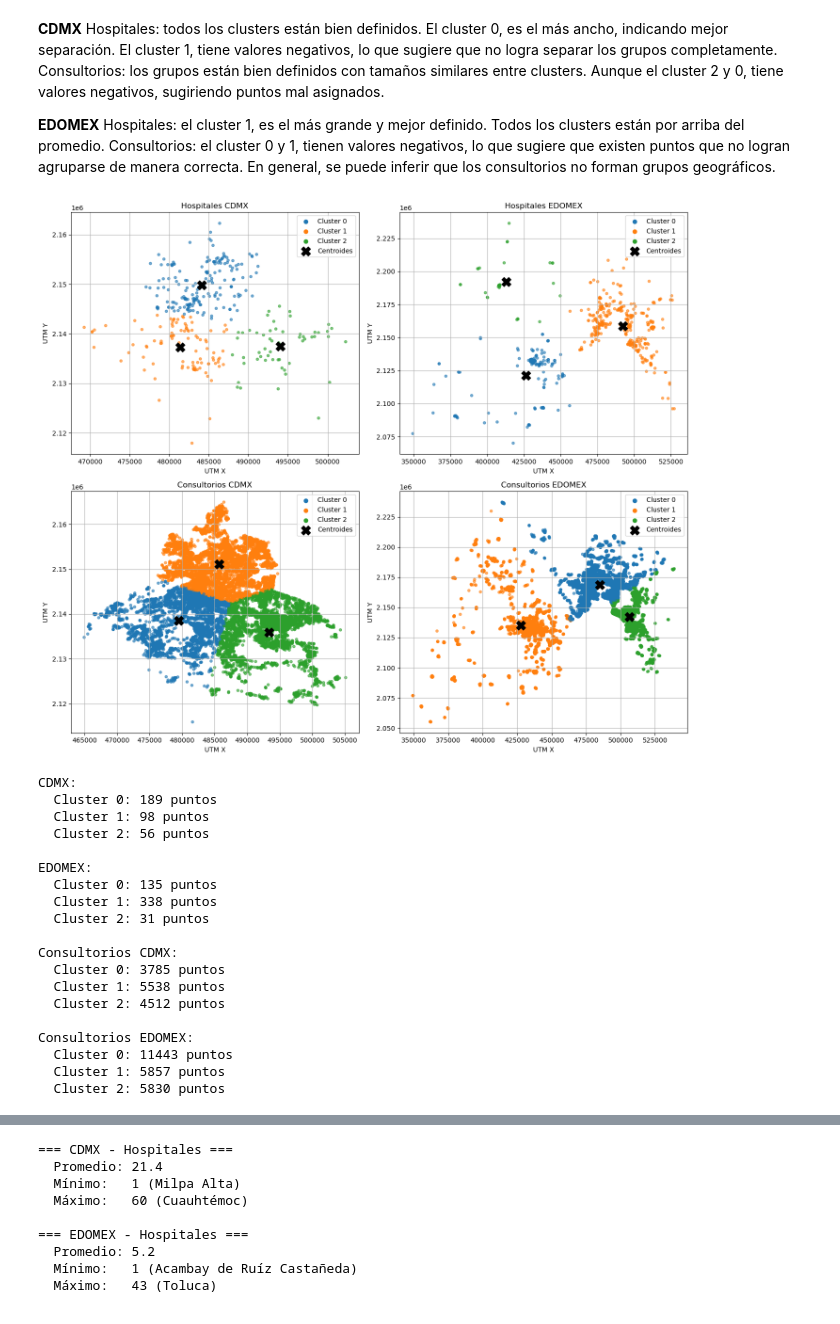
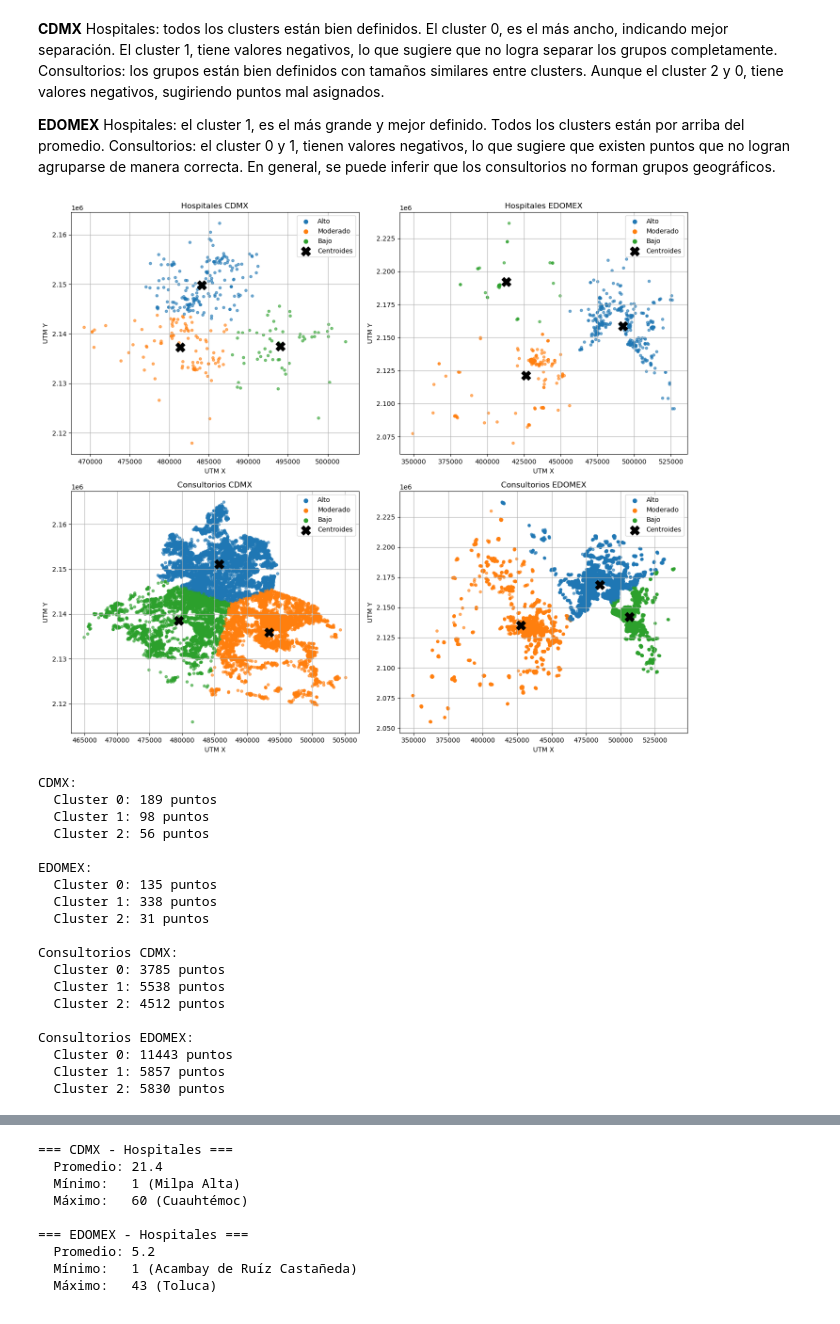
Before and after one commit to A01659576/An-lisis-de-Datos-econ-micos-Geolocalizados-utilizando-Persistencia-Homol-gica, a Jupyter notebook: RetoTopologia62.ipynb, the cells around one changed output, grey strips where cells are left out. Drawn from its saved outputs; the diff is of its cells as text; code cells hidden in the pictures.

Commit message:
Agregar puntos

```diff
--- a/RetoTopologia62.ipynb
+++ b/RetoTopologia62.ipynb
@@ -1416,6 +1416,29 @@ labels_cons_cdmx = km_cons_cdmx.fit_predict(points_cons_cdmx)
 km_cons_edomex = KMeans(n_clusters=k, random_state=42, n_init=10)
 labels_cons_edomex = km_cons_edomex.fit_predict(points_cons_edomex)
 
+
+
+# ── Agregar etiquetas de cluster para mejor visualización ────────────────────────────────────────────────
+# color fijo por nivel: alto=azul, moderado=naranja, bajo=verde
+COLOR_ALTO     = plt.cm.tab10(0 / 10)  # azul
+COLOR_MODERADO = plt.cm.tab10(1 / 10)  # naranja
+COLOR_BAJO     = plt.cm.tab10(2 / 10)  # verde
+
+nivel_labels = {
+    'Hospitales CDMX':     {0: 'Alto',    1: 'Moderado', 2: 'Bajo'},
+    'Hospitales EDOMEX':   {0: 'Moderado', 1: 'Alto',     2: 'Bajo'},
+    'Consultorios CDMX':   {0: 'Bajo', 1: 'Alto',     2: 'Moderado'},
+    'Consultorios EDOMEX': {0: 'Alto',    1: 'Moderado',     2: 'Bajo'},
+}
+
+nivel_colores = {
+    'Alto':     COLOR_ALTO,
+    'Moderado':           COLOR_MODERADO,
+    'Bajo': COLOR_BAJO,
+}
+
+
+
 # ── Visualización ────────────────────────────────────────────────
 fig, axes = plt.subplots(2, 2, figsize=(14, 12))
 axes = axes.flatten()
@@ -1426,37 +1449,41 @@ for ax, puntos, labels, km, titulo in zip(
     [points_hosp_cdmx, points_hosp_edomex, points_cons_cdmx, points_cons_edomex],
     [labels_hosp_cdmx, labels_hosp_edomex, labels_cons_cdmx, labels_cons_edomex],
     [km_hosp_cdmx, km_hosp_edomex, km_cons_cdmx, km_cons_edomex],
     ['Hospitales CDMX', 'Hospitales EDOMEX', 'Consultorios CDMX', 'Consultorios EDOMEX']
 ):
+
+    mapa = nivel_labels[titulo]
+
+    points_colors = np.array([nivel_colores[mapa[l]] for l in labels])
     # Graficar puntos coloreados por cluster
     sc = ax.scatter(puntos[:, 0], puntos[:, 1],
-                    c=labels, cmap='tab10', s=15, alpha=0.6, vmin=0, vmax=9)
+                    c=points_colors, s=15, alpha=0.6)
     ax.scatter(km.cluster_centers_[:, 0], km.cluster_centers_[:, 1],
                c='black', marker='X', s=200, zorder=5)
 
     # Leyenda con los colores exactos del cmap
-    for i in range(k):
-        ax.scatter([], [], color=plt.cm.tab10(i / 10), label=f'Cluster {i}')
+    for nivel in ['Alto', 'Moderado', 'Bajo']:
+        ax.scatter([], [], color=nivel_colores[nivel], label=nivel)
     ax.scatter([], [], c='black', marker='X', s=200, label='Centroides')
 
     ax.set_title(titulo)
     ax.set_xlabel('UTM X')
     ax.set_ylabel('UTM Y')
     ax.legend()
     ax.grid(True)
 
 
 plt.tight_layout()
 plt.show()
 
 # ── Tamaño de cada cluster
 for nombre, labels in [('CDMX', labels_hosp_cdmx), ('EDOMEX', labels_hosp_edomex),
                         ('Consultorios CDMX', labels_cons_cdmx), ('Consultorios EDOMEX', labels_cons_edomex)]:
     print(f"\n{nombre}:")
     for i in range(k):
         print(f"  Cluster {i}: {(labels == i).sum()} puntos")
 # %% [output]
-[figure, old version]
+[figure, new version]
 CDMX:
   Cluster 0: 189 puntos
   Cluster 1: 98 puntos
```
Also changed, not shown: parts of 6 cells of this notebook.
